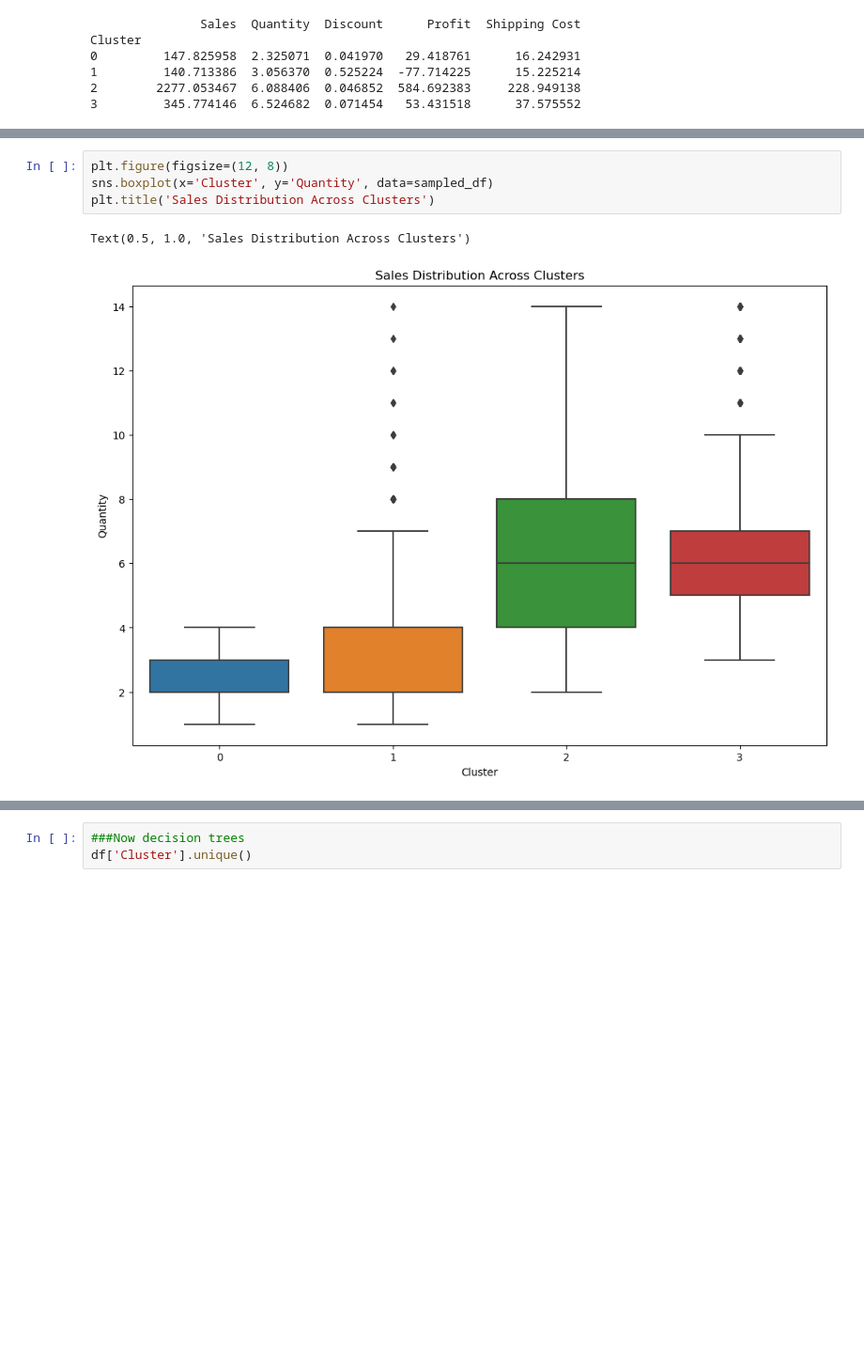
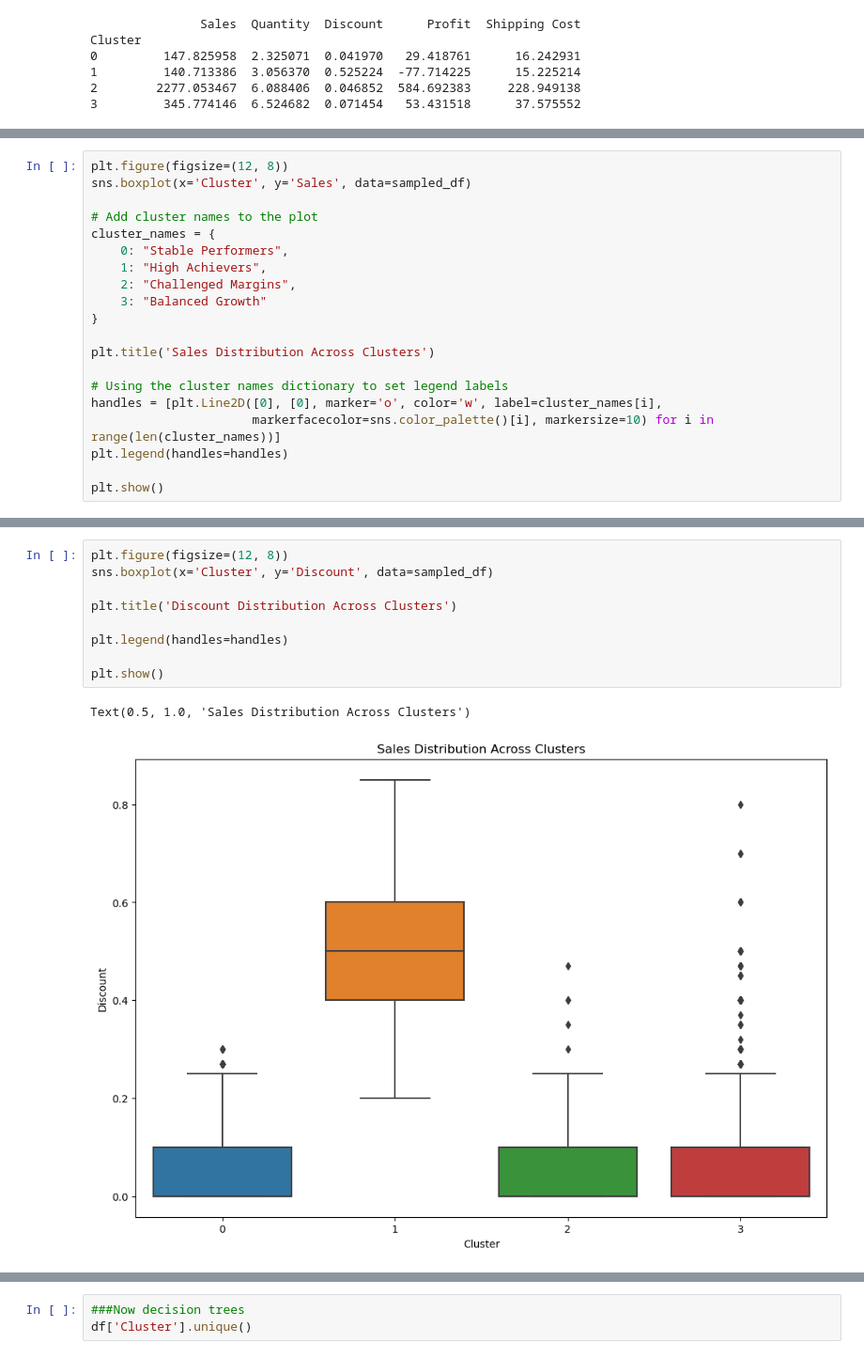
Before and after one commit to tushar2016sharma/DATS-6103-Project-, a Jupyter notebook: Clustering_draft1_.ipynb, the cells around one changed output, grey strips where cells are left out. Shown at 94% size. Cells and saved outputs as stored; diff of their text form; blank space fills up the shorter version.

Commit message:
Update Clustering_draft1_.ipynb
Removing redundancies and labelling of clusters

```diff
--- a/Clustering_draft1_.ipynb
+++ b/Clustering_draft1_.ipynb
@@ -217,0 +225,20 @@ Cluster
+# %%
+plt.figure(figsize=(12, 8))
+sns.boxplot(x='Cluster', y='Sales', data=sampled_df)
+
+# Add cluster names to the plot
+cluster_names = {
+    0: "Stable Performers",
+    1: "High Achievers",
+    2: "Challenged Margins",
+    3: "Balanced Growth"
+}
+
+plt.title('Sales Distribution Across Clusters')
+
+# Using the cluster names dictionary to set legend labels
+handles = [plt.Line2D([0], [0], marker='o', color='w', label=cluster_names[i],
+                      markerfacecolor=sns.color_palette()[i], markersize=10) for i in range(len(cluster_names))]
+plt.legend(handles=handles)
+
+plt.show()
@@ -232,7 +271,12 @@ Text(0.5, 1.0, 'Sales Distribution Across Clusters')
 # %%
 plt.figure(figsize=(12, 8))
-sns.boxplot(x='Cluster', y='Quantity', data=sampled_df)
-plt.title('Sales Distribution Across Clusters')
+sns.boxplot(x='Cluster', y='Discount', data=sampled_df)
+
+plt.title('Discount Distribution Across Clusters')
+
+plt.legend(handles=handles)
+
+plt.show()
 # %% [output]
 Text(0.5, 1.0, 'Sales Distribution Across Clusters')
-[figure, old version]
+[figure, new version]
```
Also changed, not shown: parts of 7 cells of this notebook.
